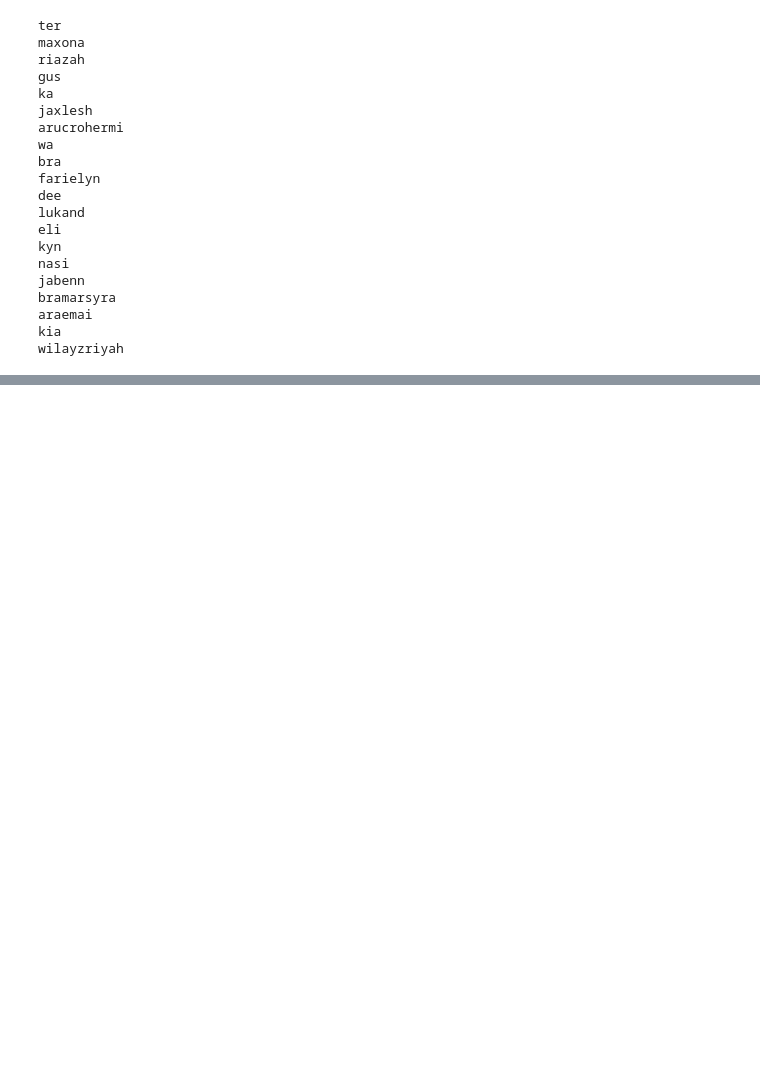
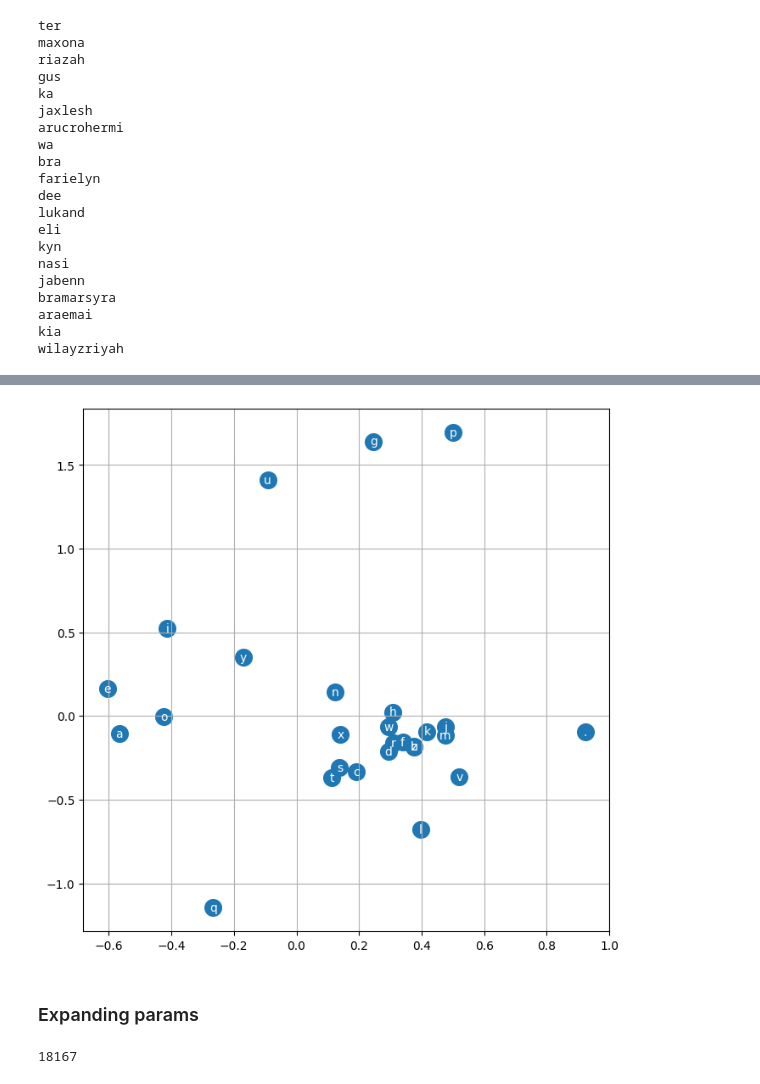
Before and after one commit to Daynil/micrograd_karpathy, a Jupyter notebook: makemore.ipynb, the cells around one changed output, grey strips where cells are left out. Drawn from its saved outputs; the diff is of its cells as text; code cells hidden in the pictures; blank space fills up the shorter version.

```diff
--- a/makemore.ipynb
+++ b/makemore.ipynb
@@ -1081,0 +1378,3 @@ wilayzriyah
+# %%
+for p in parameters:
+    p.requires_grad = True
@@ -1081,0 +1502,14 @@ wilayzriyah
+# %%
+# visualize dimensions 0 and 1 of the embedding matrix C for all characters
+# vowels are clustered, especially aeio
+# .is totally separate
+# Model has learned these patterns via embedding
+plt.figure(figsize=(8,8))
+plt.scatter(C[:,0].data, C[:,1].data, s=200)
+for i in range(C.shape[0]):
+    plt.text(C[i,0].item(), C[i,1].item(), itos[i], ha="center", va="center", color='white')
+plt.grid('minor')
+# %% [output]
+[figure, added]
+# %% [markdown]
+### Expanding params
@@ -1081,0 +1538,5 @@ wilayzriyah
+# %%
+# Total model size
+sum(p.nelement() for p in parameters)
+# %% [output]
+18167
```
Also changed, not shown: parts of 47 cells of this notebook, 1 other file.
